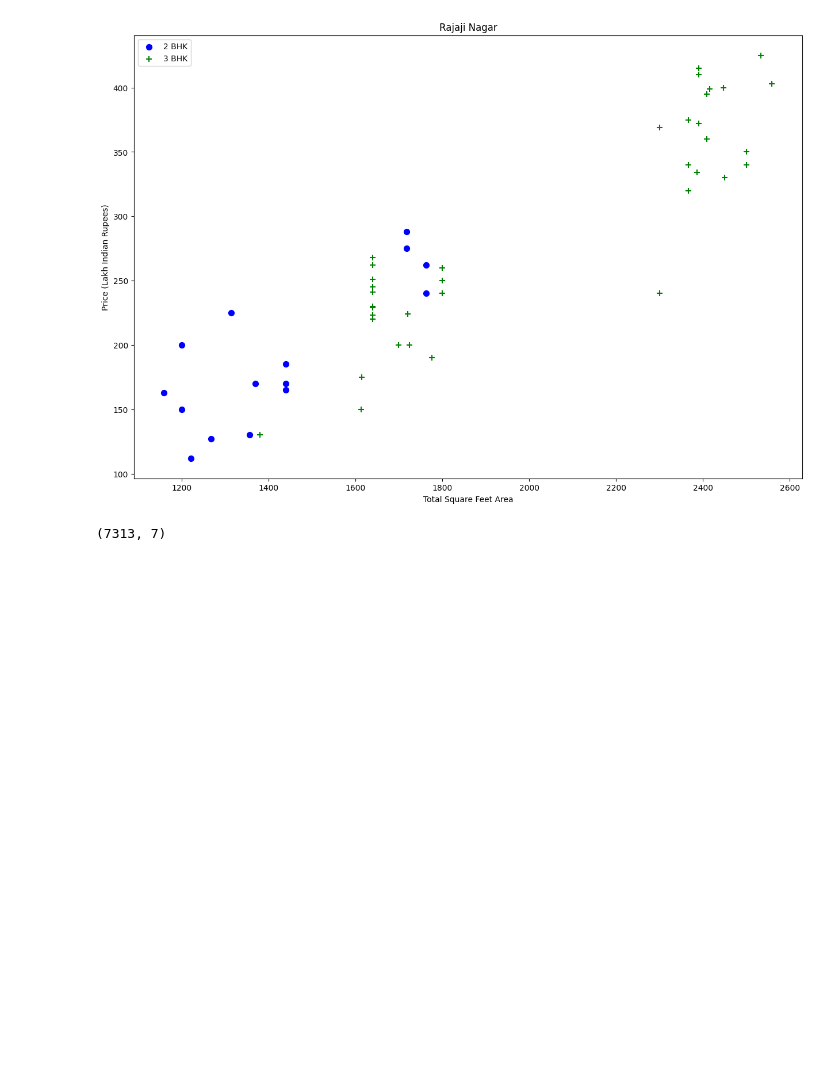
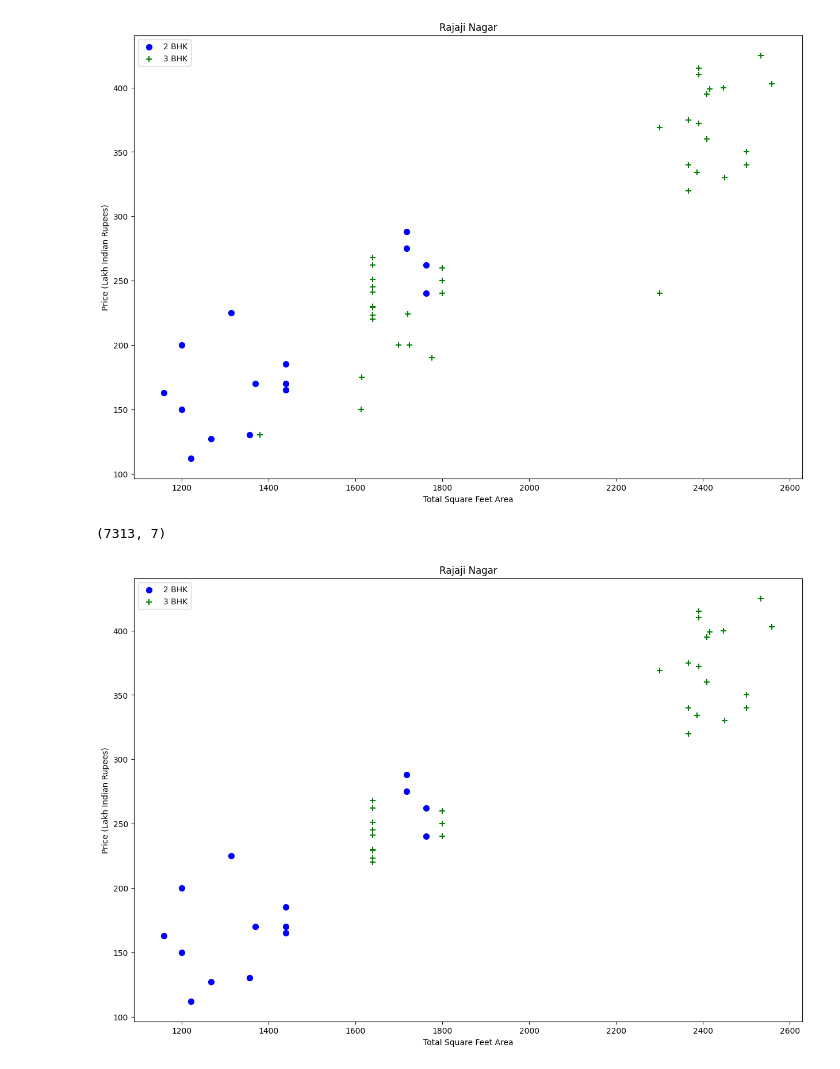
Before and after one commit to NandiniVerma994/MLProject1, a Jupyter notebook: BHP.ipynb, the cells around one changed output. Drawn from its saved outputs; the diff is of its cells as text; code cells hidden in the pictures; blank space fills up the shorter version.

```diff
--- a/BHP.ipynb
+++ b/BHP.ipynb
@@ -285,3 +285,7 @@ df8 = remove_bhk_outliers(df7)
 df8.shape
 # %% [output]
 (7313, 7)
+# %%
+plot_scatter_chart(df8,"Rajaji Nagar")
+# %% [output]
+[figure, added]
```
Also changed, not shown: parts of 5 cells of this notebook.
